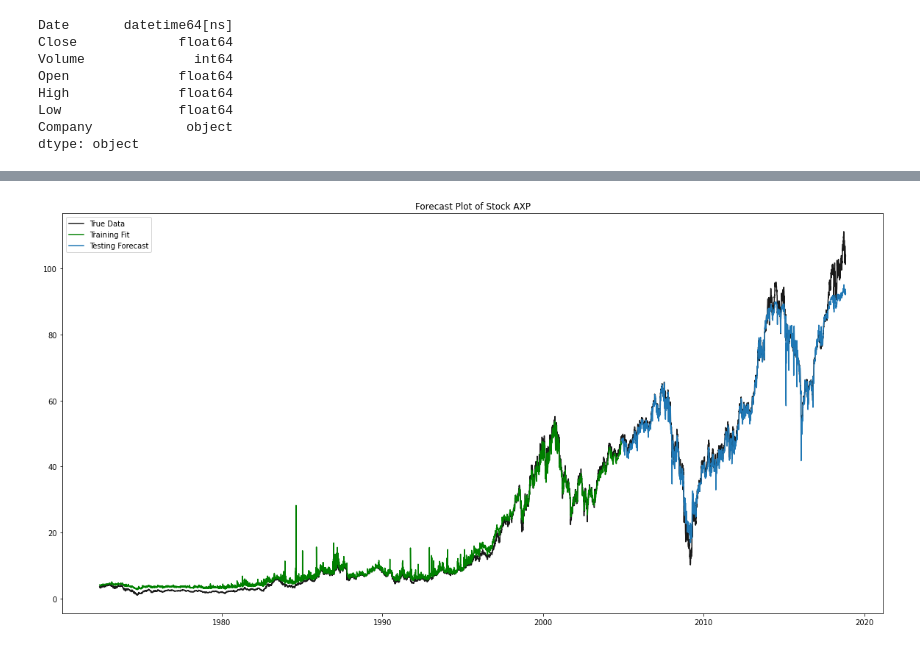
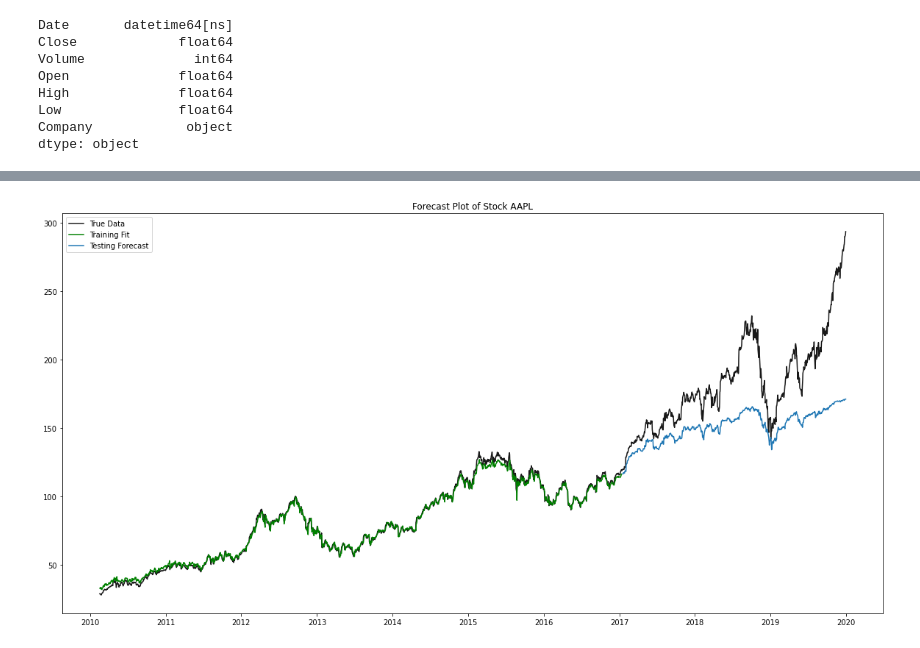
Before and after one commit to sfwtopoulos/stocks, a Jupyter notebook: Stocks_seq_final.ipynb, the cells around one changed output, grey strips where cells are left out. Saved outputs shown, nothing was run; the diff lists cells and outputs as text; code cells hidden in the pictures.

```diff
--- a/Stocks_seq_final.ipynb
+++ b/Stocks_seq_final.ipynb
@@ -184,6 +212,6 @@ array([' AA', ' ARNC', ' CNP', ' DIS', ' GE', ' HON', ' HPQ', ' IBM',
 # %%
 #Company Chosen
-comp="AXP"
+comp="AAPL"
 # %%
 #dfstocks[dfstocks['Company'].str.contains("AMZN")]
 sub_split=dfstocks[dfstocks['Company'].str.contains(comp)]
@@ -318,7 +352,7 @@ def get_seq_model(x_train, y_train, x_val, y_val, params):
 
     model.compile(loss="mse", optimizer="rmsprop")
     timestr = time.strftime("%Y%m%d-%H%M%S")
-    checkpoint_path = "/content/gdrive/My Drive/checkpoints1"  + "/cp-{epoch:04d}.ckpt"
+    checkpoint_path = "/content/gdrive/My Drive/checkpoints2"  + "/cp-{epoch:04d}.ckpt"
     checkpoint_dir = os.path.dirname(checkpoint_path)
     cp_callback = tf.keras.callbacks.ModelCheckpoint(
         checkpoint_path, verbose=1, save_weights_only=True,#save_best_only='TRUE'
@@ -331,7 +365,8 @@ def get_seq_model(x_train, y_train, x_val, y_val, params):
               epochs=params['epochs'], batch_size=1,
               validation_data=[x_val, y_val],
               #epochs=200, batch_size=1,
-              verbose=1,callbacks=[cp_callback])
+              verbose=1,
+              callbacks=[cp_callback])
 
     return out, model
 # %%
@@ -380,13 +415,24 @@ print(test.shape)
 # %%
 #We use numpy to reshape our time series into 3D tensors.
+# train = np.reshape(train,(train.shape[0],1,5))
+# test = np.reshape(test,(test.shape[0],1,5))
+
 train = np.reshape(train,(train.shape[0],1,5))
 test = np.reshape(test,(test.shape[0],1,5))
 
-train_x = train[:,:,:]
-train_y = train[:,:,:]
 
-test_x = test[:,:,:]
-test_y = test[:,:,:]
+# train_x = train[:,:,:]
+# train_y = train[:,:,:]
+
+# test_x = test[:,:,:]
+# test_y = test[:,:,:]
+
+train_x = train[:-1,:,:]
+train_y = train[1:,:,:]
+
+test_x = test[:-1,:,:]
+test_y = test[1:,:,:]
+
 
 print("Data Split Complete")
 
@@ -403,10 +449,11 @@ test_y shape=(3513, 1, 5)
 # %%
-load_from_checkpoint=True;
+load_from_checkpoint=False;
 
 seq_lstm_model=None
 if load_from_checkpoint:
   #Load the latest checkpoint saved in Drive #'gdrive/My Drive/checkpoints1/cp-0090.ckpt'
-  latest=tf.train.latest_checkpoint("gdrive/My Drive/checkpoints1")
+  ####
+  latest=tf.train.latest_checkpoint("gdrive/My Drive/checkpoints2")
   print(latest)
   #Create the model and train for 1 epoch to get the NN stracture
   p['epochs']=1
@@ -419,7 +466,7 @@ if load_from_checkpoint:
   seq_lstm_model[1].load_weights(latest)
 else:
   # build RNN model and run 100 epochs
-  p['epochs']=100
+  p['epochs']=20
   try:
     seq_lstm_model = get_seq_model(train_x,train_y,test_x,test_y,p)
   except:
@@ -527,24 +590,24 @@ testPredict = scaler_Close.inverse_transform(testPredict.\
 # %%
 # plot the true and forecasted values
 split_ratio = len(trainPredict)+1
 
 plt.plot(sub_split_date.Date,
           sub_split.Close.values,c='black',
           alpha=0.9,label='True Data')
 
 plt.plot(sub_split_date.Date[1:split_ratio],
           trainPredict,label='Training Fit',c='g')
 
 # plt.plot(sub_split_date.Date[split_ratio+1:],
 #           testPredict[:test_x.shape[1]],label='Testing Forecast')
 
-plt.plot(sub_split_date.Date[split_ratio:],
+plt.plot(sub_split_date.Date[split_ratio+2:],
           testPredict[:test_x.shape[0]],label='Testing Forecast')
 
 plt.title('Forecast Plot of Stock ' + comp)
 plt.legend()
 #plt.show()
 plt.rcParams["figure.figsize"] = (20,10)
 plt.show()
 # %% [output]
-[figure, old version]
+[figure, new version]
```
Also changed, not shown: parts of 17 cells of this notebook.
